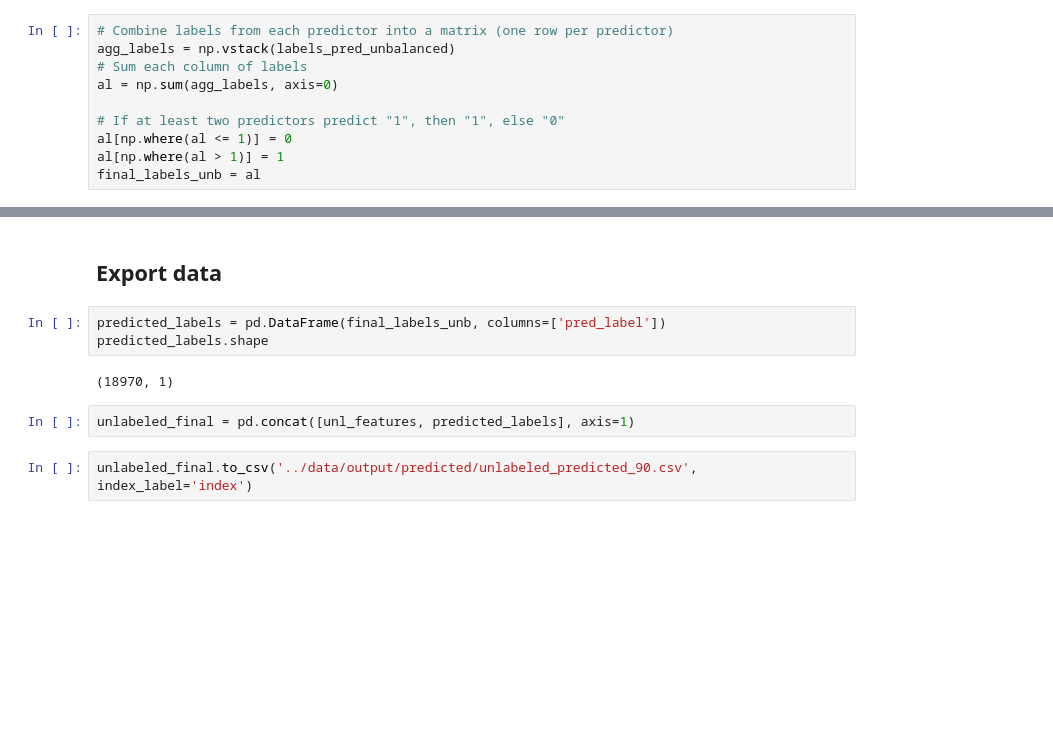
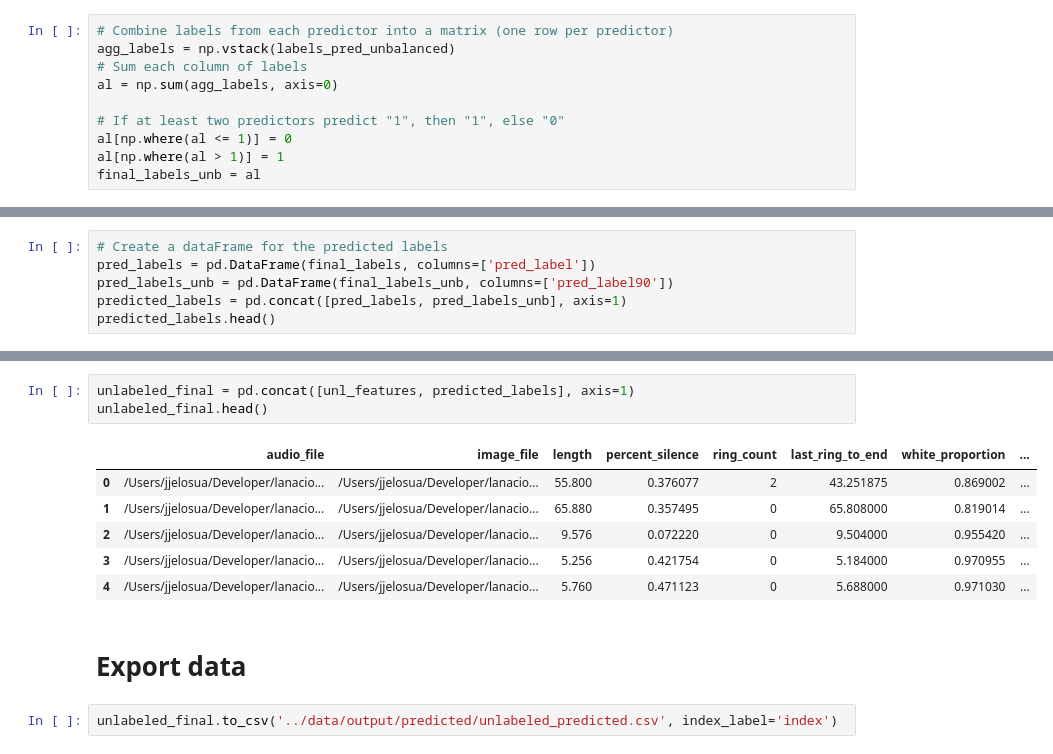
Before and after one commit to jjelosua/ML_audio_classification, a Jupyter notebook: classification/classification.ipynb, the cells around one changed output, grey strips where cells are left out. Cells and saved outputs as stored; diff of their text form; blank space fills up the shorter version.

```diff
--- a/classification/classification.ipynb
+++ b/classification/classification.ipynb
@@ -285,0 +287,6 @@ np.unique(final_labels_unb, return_counts=True)
+# %%
+# Create a dataFrame for the predicted labels
+pred_labels = pd.DataFrame(final_labels, columns=['pred_label'])
+pred_labels_unb = pd.DataFrame(final_labels_unb, columns=['pred_label90'])
+predicted_labels = pd.concat([pred_labels, pred_labels_unb], axis=1)
+predicted_labels.head()
@@ -286,11 +300,14 @@ np.unique(final_labels_unb, return_counts=True)
+# %%
+unlabeled_final = pd.concat([unl_features, predicted_labels], axis=1)
+unlabeled_final.head()
+# %% [output]
+|  | audio_file | image_file | length | percent_silence | ring_count | last_ring_to_end | white_proportion | ... |
+| 0 | /Users/jjelosua/Developer/lanacio... | /Users/jjelosua/Developer/lanacio... | 55.800 | 0.376077 | 2 | 43.251875 | 0.869002 | ... |
+| 1 | /Users/jjelosua/Developer/lanacio... | /Users/jjelosua/Developer/lanacio... | 65.880 | 0.357495 | 0 | 65.808000 | 0.819014 | ... |
+| 2 | /Users/jjelosua/Developer/lanacio... | /Users/jjelosua/Developer/lanacio... | 9.576 | 0.072220 | 0 | 9.504000 | 0.955420 | ... |
+| 3 | /Users/jjelosua/Developer/lanacio... | /Users/jjelosua/Developer/lanacio... | 5.256 | 0.421754 | 0 | 5.184000 | 0.970955 | ... |
+| 4 | /Users/jjelosua/Developer/lanacio... | /Users/jjelosua/Developer/lanacio... | 5.760 | 0.471123 | 0 | 5.688000 | 0.971030 | ... |
 # %% [markdown]
-## Export data
+# Export data
-# %%
-predicted_labels = pd.DataFrame(final_labels_unb, columns=['pred_label'])
-predicted_labels.shape
-# %% [output]
-(18970, 1)
-# %%
-unlabeled_final = pd.concat([unl_features, predicted_labels], axis=1)
 # %%
-unlabeled_final.to_csv('../data/output/predicted/unlabeled_predicted_90.csv', index_label='index')
+unlabeled_final.to_csv('../data/output/predicted/unlabeled_predicted.csv', index_label='index')
```
Also changed, not shown: parts of 12 cells of this notebook, 4 other files.
